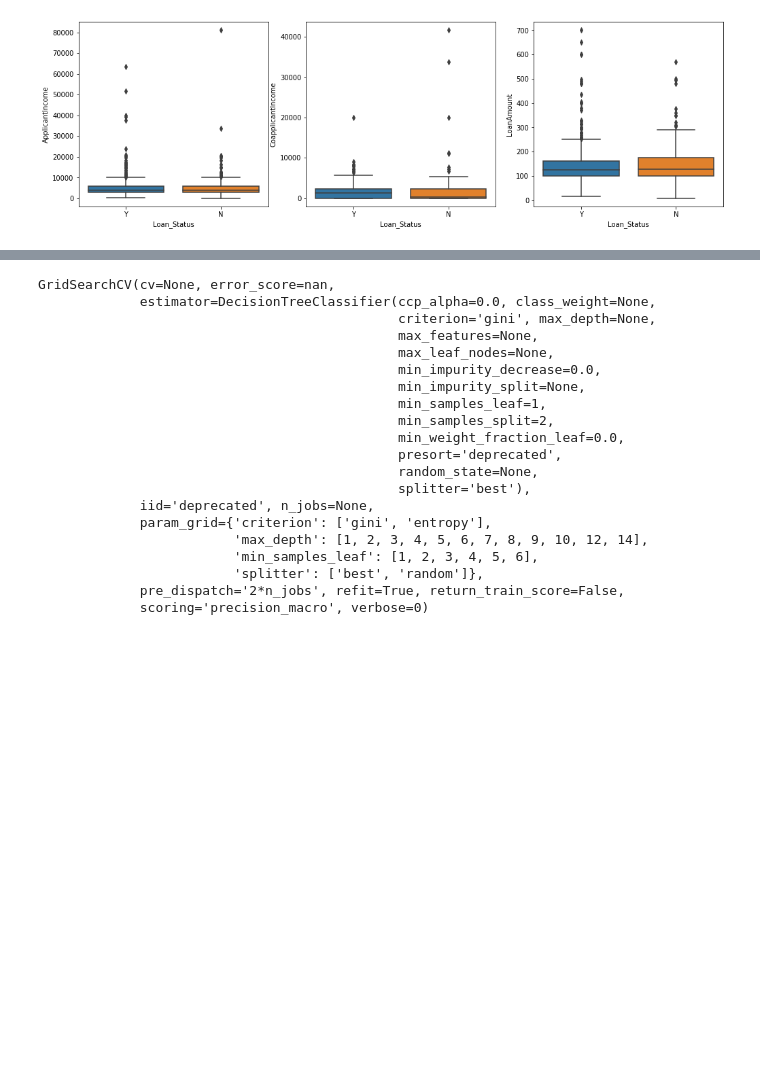
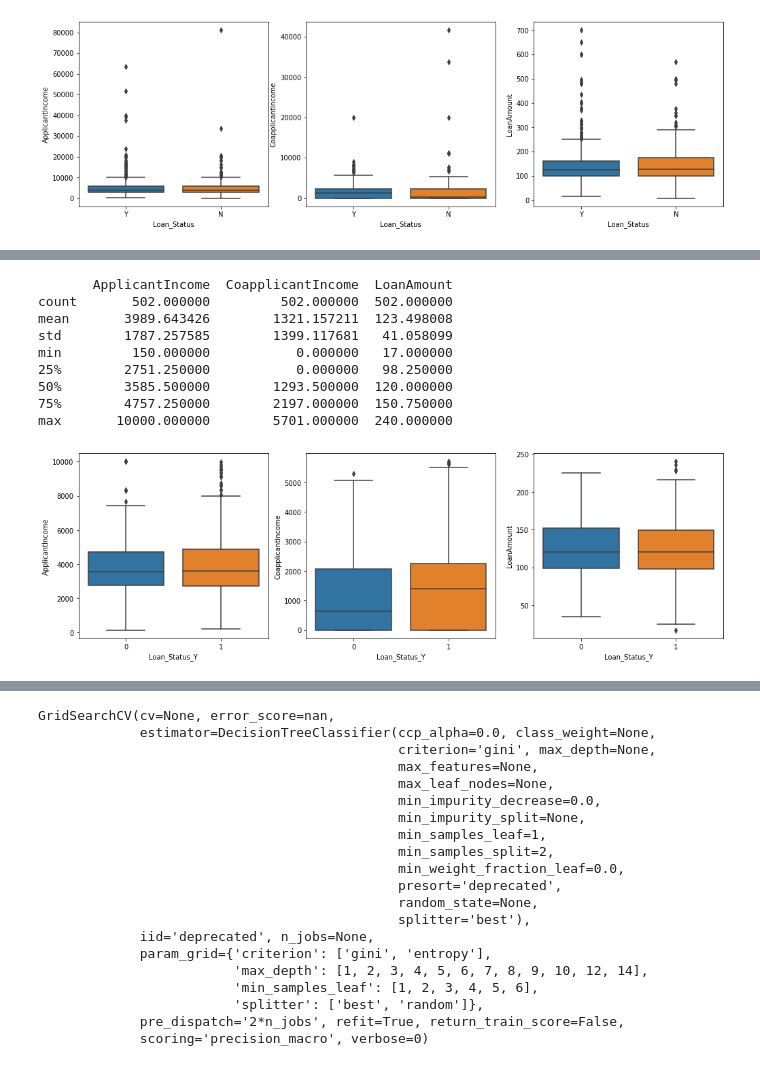
Before and after one commit to yasminekhalifa/Loan_prediction, a Jupyter notebook: Loan_predictor.ipynb, the cells around one changed output, grey strips where cells are left out. Drawn from its saved outputs; the diff is of its cells as text; code cells hidden in the pictures; blank space fills up the shorter version.

```diff
--- a/Loan_predictor.ipynb
+++ b/Loan_predictor.ipynb
@@ -13,9 +29,7 @@ train_df.head()
 # %%
-############ Count number of Categorical and Numerical Columns ######################
-train_df = train_df.drop(columns=['Loan_ID']) ## Dropping Loan ID
-categorical_columns = ['Gender', 'Married', 'Dependents', 'Education', 'Self_Employed', 'Property_Area','Credit_History','Loan_Amount_Term']
-#categorical_columns = ['Gender', 'Married', 'Dependents', 'Education', 'Self_Employed', 'Property_Area','Loan_Amount_Term']
-
+# Count number of Categorical and Numerical Columns
+train_df = train_df.drop(columns=['Loan_ID', 'Credit_History']) ## Dropping Loan ID and Credit history
+categorical_columns = ['Gender', 'Married', 'Dependents', 'Education', 'Self_Employed', 'Property_Area','Loan_Amount_Term']
 print(categorical_columns)
 numerical_columns = ['ApplicantIncome', 'CoapplicantIncome', 'LoanAmount']
 print(numerical_columns)
@@ -66,3 +80,13 @@ train_df_encoded.head()
 | 2 | 3000 | 0.0 | 66.0 | 360.0 | 1.0 | 1 | ... |
 | 3 | 2583 | 2358.0 | 120.0 | 360.0 | 1.0 | 1 | ... |
 | 4 | 6000 | 0.0 | 141.0 | 360.0 | 1.0 | 1 | ... |
+# %%
+cleaned_data = train_df_encoded.copy()
+for column in numerical_columns:
+    q1 = cleaned_data[column].quantile(0.25)
+    q3 = cleaned_data[column].quantile(0.75)
+    iqr = q3 - q1
+    fence_low = q1 - 1.5 * iqr
+    fence_high = q3 + 1.5 * iqr
+    cleaned_data = cleaned_data.loc[(cleaned_data[column] > fence_low) & (cleaned_data[column] < fence_high)]
+cleaned_data
@@ -68,0 +107,18 @@ train_df_encoded.head()
+# %%
+fig,axes = plt.subplots(1,3,figsize=(17,5))
+for idx,cat_col in enumerate(numerical_columns):
+    sns.boxplot(y=cat_col,data=cleaned_data,x='Loan_Status_Y',ax=axes[idx])
+
+print(cleaned_data[numerical_columns].describe())
+plt.subplots_adjust(hspace=1)
+# %% [output]
+       ApplicantIncome  CoapplicantIncome  LoanAmount
+count       502.000000         502.000000  502.000000
+mean       3989.643426        1321.157211  123.498008
+std        1787.257585        1399.117681   41.058099
+min         150.000000           0.000000   17.000000
+25%        2751.250000           0.000000   98.250000
+50%        3585.500000        1293.500000  120.000000
+75%        4757.250000        2197.000000  150.750000
+max       10000.000000        5701.000000  240.000000
+[figure, added]
```
Also changed, not shown: parts of 21 cells of this notebook, 13 other files.
